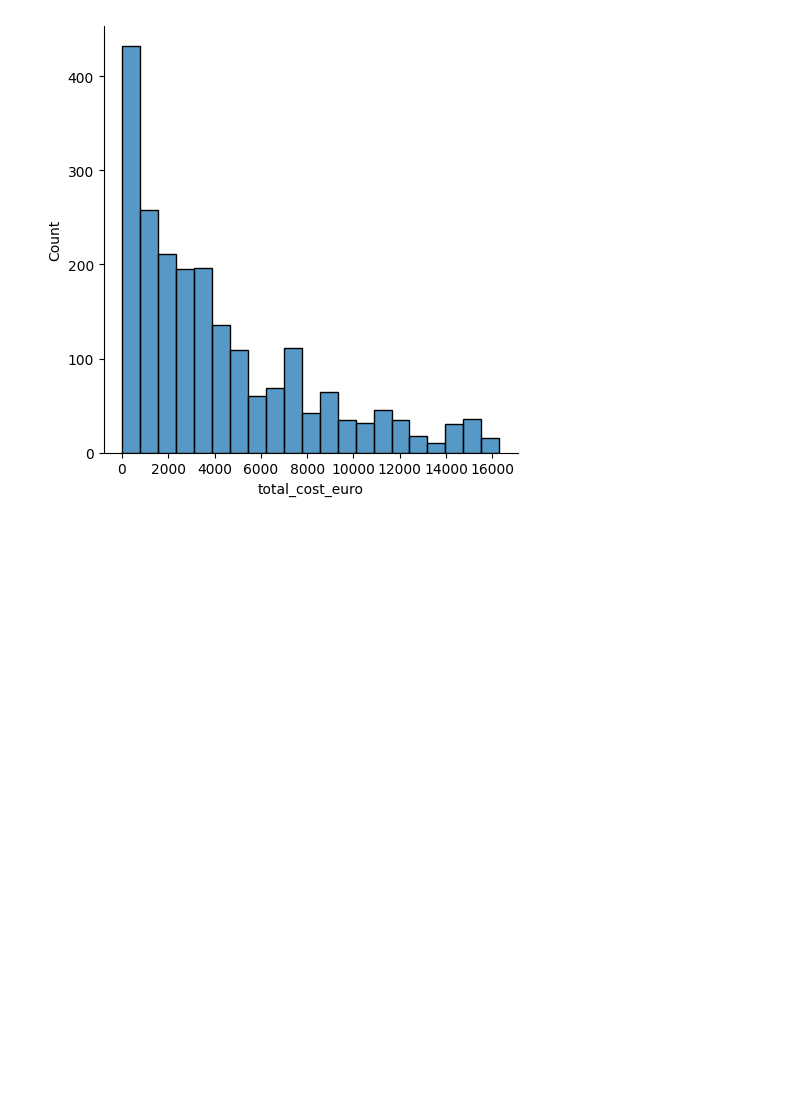
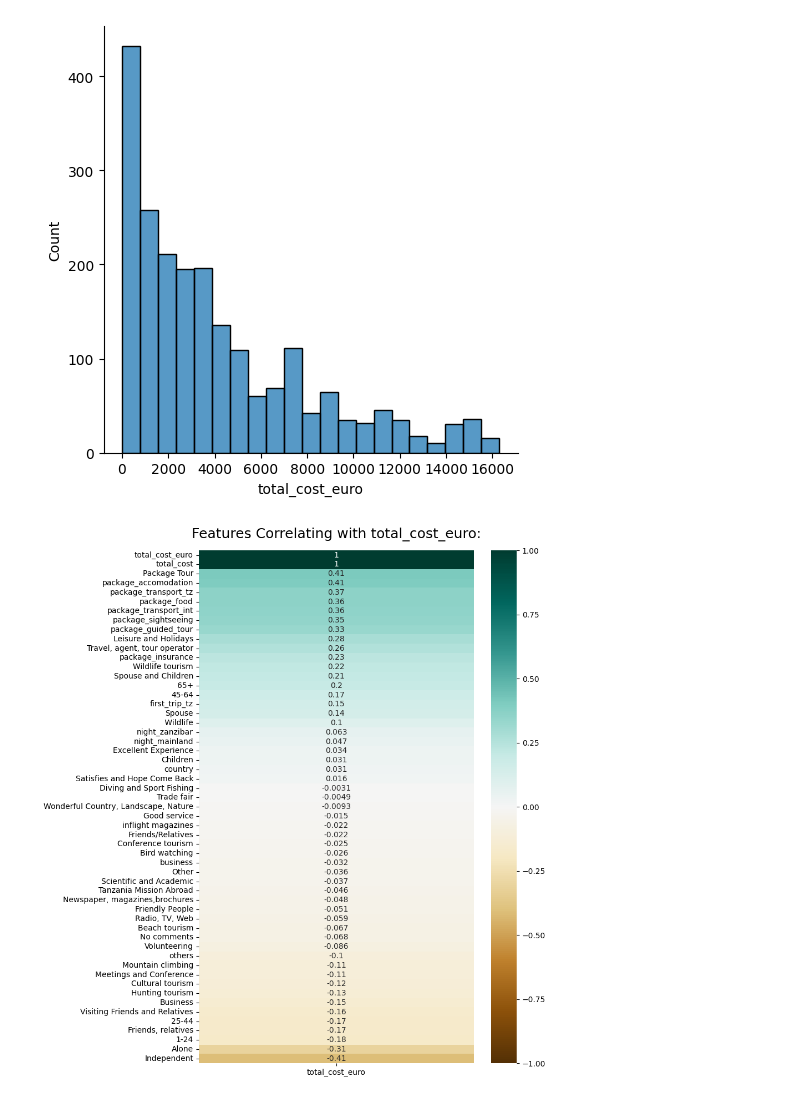
Before and after one commit to yaseminerguezel/tanzania-tourism-expenditure-model, a Jupyter notebook: eda-modelling.ipynb, the cells around one changed output. Saved outputs shown, nothing was run; the diff lists cells and outputs as text; code cells hidden in the pictures; blank space fills up the shorter version.

```diff
--- a/eda-modelling.ipynb
+++ b/eda-modelling.ipynb
@@ -336,3 +336,10 @@ sns.displot(new_cleaned2, x="total_cost_euro")
 # %% [output]
 <seaborn.axisgrid.FacetGrid at 0x...>
 [figure]
+# %%
+new_cleaned2.corr()[['total_cost_euro']].sort_values(by='total_cost_euro',ascending=False)
+plt.figure(figsize=(8, 12))
+heatmap = sns.heatmap(new_cleaned2.corr()[['total_cost_euro']].sort_values(by='total_cost_euro', ascending=False), vmin=-1, vmax=1, annot=True, cmap='BrBG')
+heatmap.set_title('Features Correlating with total_cost_euro:', fontdict={'fontsize':18}, pad=16);
+# %% [output]
+[figure, added]
```
